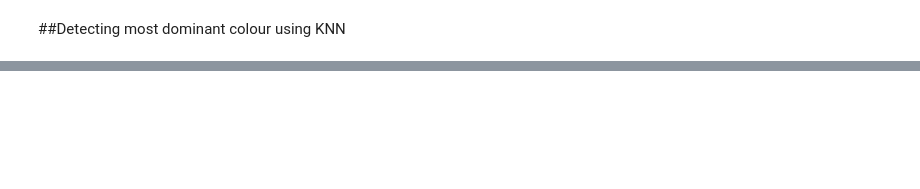
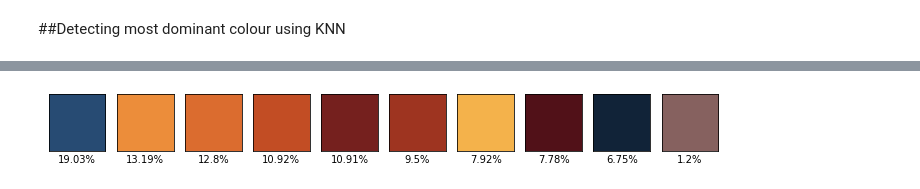
Before and after one commit to ChintzRuparel/Colour-Quantity-Detector, a Jupyter notebook: Most_Dominant_Color.ipynb, the cells around one changed output, grey strips where cells are left out. Saved outputs shown, nothing was run; the diff lists cells and outputs as text; code cells hidden in the pictures; blank space fills up the shorter version.

```diff
--- a/Most_Dominant_Color.ipynb
+++ b/Most_Dominant_Color.ipynb
@@ -104 +104,94 @@ After Flattening shape -->  (53200, 3)
 True
+# %%
+import cv2
+from google.colab.patches import cv2_imshow
+import numpy as np
+import matplotlib.pyplot as plt
+from sklearn.cluster import KMeans
+import imutils
+
+clusters = 10 # try changing it
+#max value of clusters is 5
+#tested after multiple builds
+
+img = cv2.imread('IMG_3211.jpeg')
+org_img = img.copy()
+print('Org image shape --> ',img.shape)
+
+
+img = imutils.resize(img,height=200)
+
+print('After resizing shape --> ',img.shape)
+
+
+flat_img = np.reshape(img,(-1,3))
+print('After Flattening shape --> ',flat_img.shape)
+
+
+kmeans = KMeans(n_clusters=clusters,random_state=0)
+kmeans.fit(flat_img)
+
+
+dominant_colors = np.array(kmeans.cluster_centers_,dtype='uint')
+
+
+percentages = (np.unique(kmeans.labels_,return_counts=True)[1])/flat_img.shape[0]
+p_and_c = zip(percentages,dominant_colors)
+p_and_c = sorted(p_and_c,reverse=True)
+
+
+block = np.ones((50,50,3),dtype='uint')
+plt.figure(figsize=(12,8))
+for i in range(clusters):
+    plt.subplot(1,clusters,i+1)
+    block[:] = p_and_c[i][1][::-1]
+    plt.imshow(block)
+    plt.xticks([])
+    plt.yticks([])
+    plt.xlabel(str(round(p_and_c[i][0]*100,2))+'%')
+
+
+bar = np.ones((50,500,3),dtype='uint')
+plt.figure(figsize=(12,8))
+plt.title('Proportions of colors in the image')
+start = 0
+i = 1
+for p,c in p_and_c:
+    end = start+int(p*bar.shape[1])
+    if i==clusters:
+        bar[:,start:] = c[::-1]
+    else:
+        bar[:,start:end] = c[::-1]
+    start = end
+    i+=1
+
+plt.imshow(bar)
+plt.xticks([])
+plt.yticks([])
+
+
+rows = 1000
+cols = int((org_img.shape[0]/org_img.shape[1])*rows)
+img = cv2.resize(org_img,dsize=(rows,cols),interpolation=cv2.INTER_LINEAR)
+
+copy = img.copy()
+cv2.rectangle(copy,(rows//2-250,cols//2-90),(rows//2+250,cols//2+110),(255,255,255),-1)
+
+final = cv2.addWeighted(img,0.1,copy,0.9,0)
+cv2.putText(final,'Most Dominant Colors in the Image',(rows//2-230,cols//2-40),cv2.FONT_HERSHEY_DUPLEX,0.8,(0,0,0),1,cv2.LINE_AA)
+
+
+start = rows//2-220
+for i in range(5):
+    end = start+70
+    final[cols//2:cols//2+70,start:end] = p_and_c[i][1]
+    cv2.putText(final,str(i+1),(start+25,cols//2+45),cv2.FONT_HERSHEY_DUPLEX,1,(255,255,255),1,cv2.LINE_AA)
+    start = end+20
+
+plt.show()
+
+cv2_imshow(final)
+cv2.waitKey(0)
+cv2.destroyAllWindows()
+cv2.imwrite('output.png',final)
+# %% [output]
@@ -104,0 +201 @@ True
+[figure, added]
```
Also changed, not shown: parts of 2 cells of this notebook.
